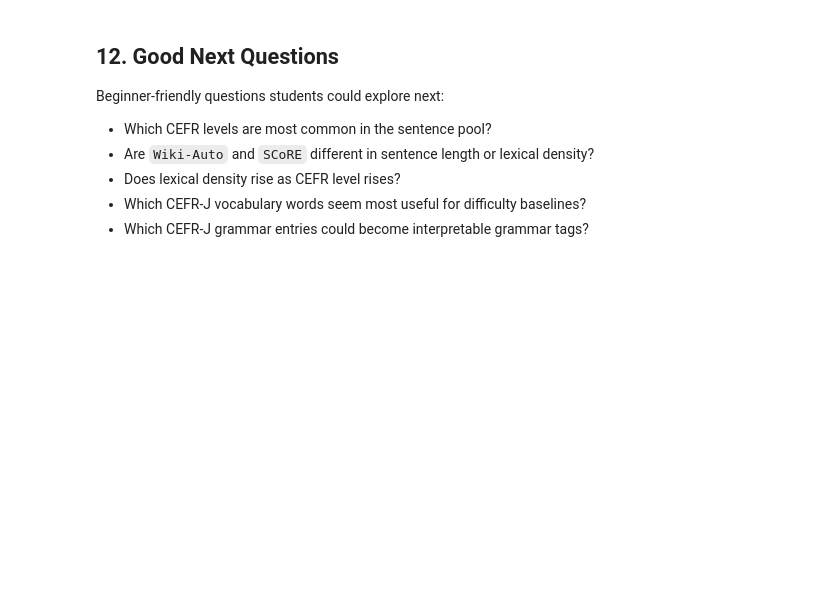
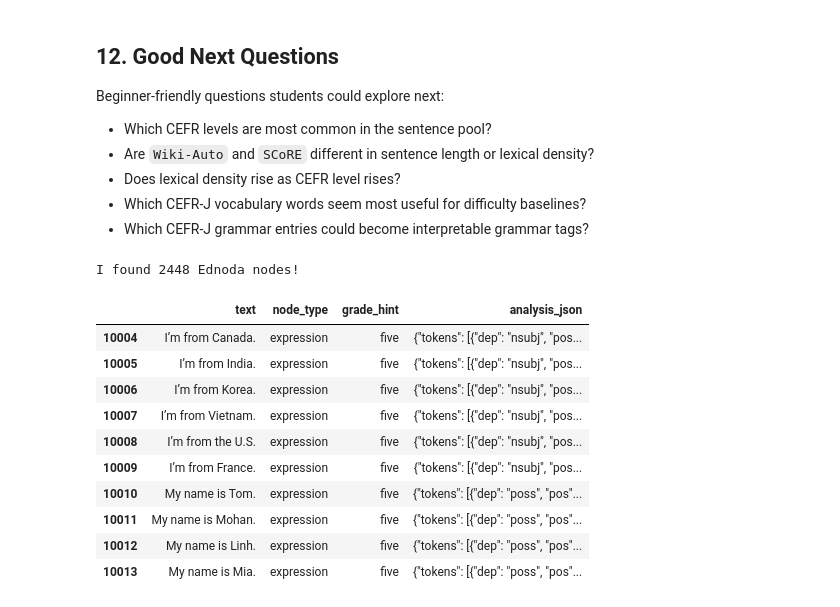
Before and after one commit to booklvr/ednoda-capstone-data, a Jupyter notebook: notebooks/01_day1_data_tour.ipynb, the cells around one changed output. Drawn from its saved outputs; the diff is of its cells as text; code cells hidden in the pictures; blank space fills up the shorter version.

```diff
--- a/notebooks/01_day1_data_tour.ipynb
+++ b/notebooks/01_day1_data_tour.ipynb
@@ -299,3 +302,24 @@ Beginner-friendly questions students could explore next:
 - Does lexical density rise as CEFR level rises?
 - Which CEFR-J vocabulary words seem most useful for difficulty baselines?
 - Which CEFR-J grammar entries could become interpretable grammar tags?
+# %%
+# Create a view of just the Ednoda nodes
+ednoda_rows = sentences[sentences['source_dataset'] == 'ednoda_snapshot']
+
+print(f"I found {len(ednoda_rows)} Ednoda nodes!")
+
+# Show the first 10 rows with the grades and analysis columns
+ednoda_rows[['text', 'node_type', 'grade_hint', 'analysis_json']].head(10)
+# %% [output]
+I found 2448 Ednoda nodes!
+|  | text | node_type | grade_hint | analysis_json |
+| 10004 | I’m from Canada. | expression | five | {"tokens": [{"dep": "nsubj", "pos... |
+| 10005 | I’m from India. | expression | five | {"tokens": [{"dep": "nsubj", "pos... |
+| 10006 | I’m from Korea. | expression | five | {"tokens": [{"dep": "nsubj", "pos... |
+| 10007 | I’m from Vietnam. | expression | five | {"tokens": [{"dep": "nsubj", "pos... |
+| 10008 | I’m from the U.S. | expression | five | {"tokens": [{"dep": "nsubj", "pos... |
+| 10009 | I’m from France. | expression | five | {"tokens": [{"dep": "nsubj", "pos... |
+| 10010 | My name is Tom. | expression | five | {"tokens": [{"dep": "poss", "pos"... |
+| 10011 | My name is Mohan. | expression | five | {"tokens": [{"dep": "poss", "pos"... |
+| 10012 | My name is Linh. | expression | five | {"tokens": [{"dep": "poss", "pos"... |
+| 10013 | My name is Mia. | expression | five | {"tokens": [{"dep": "poss", "pos"... |
```
Also changed, not shown: parts of 8 cells of this notebook, 4 other files.
